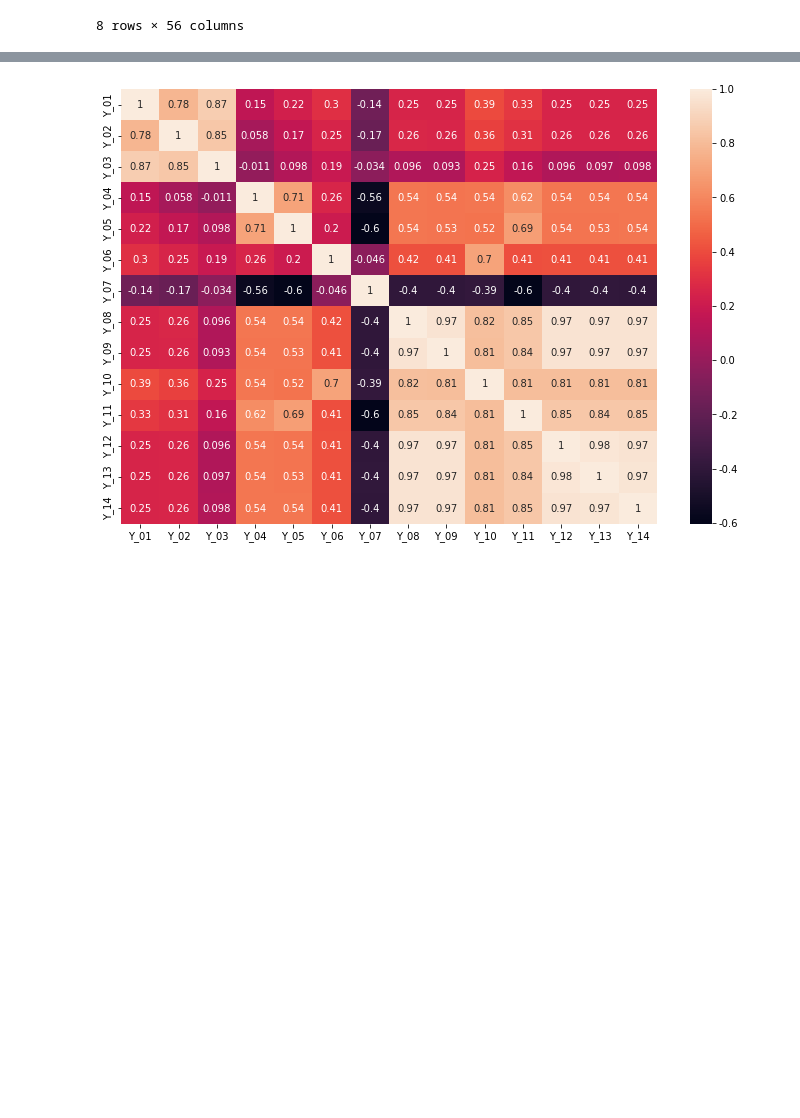
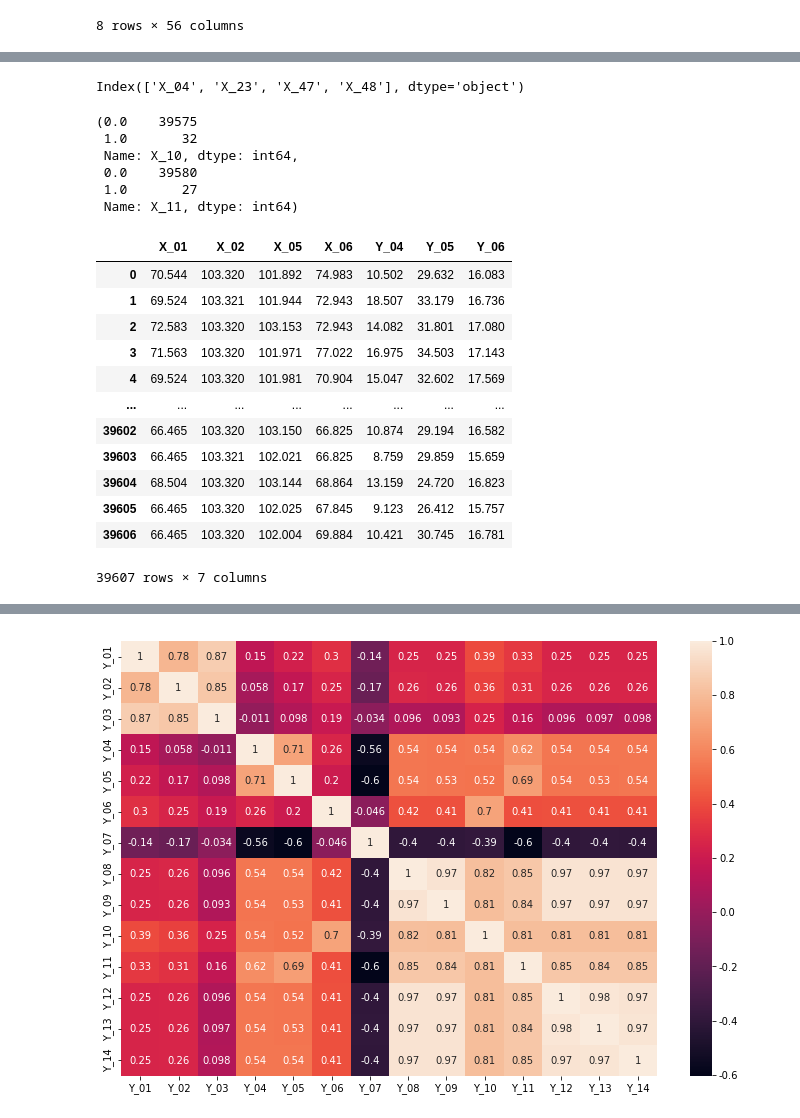
Before and after one commit to Hyunseo-BA/Dacon, a Jupyter notebook: Check_data.ipynb, the cells around one changed output, grey strips where cells are left out. Drawn from its saved outputs; the diff is of its cells as text; code cells hidden in the pictures; blank space fills up the shorter version.

```diff
--- a/Check_data.ipynb
+++ b/Check_data.ipynb
@@ -86,0 +86,8 @@ train_y.describe()
+# %%
+# 무의미 변수 제거(표준편차 0, 데이터 변동 없음)
+# X_04, 23, 47, 48
+X_tr_std = pd.Series(np.std(train_x))
+Del_idx1 = X_tr_std[X_tr_std==0].index
+Del_idx1
+# %% [output]
+Index(['X_04', 'X_23', 'X_47', 'X_48'], dtype='object')
@@ -86,0 +101,9 @@ train_y.describe()
+# %%
+train_x['X_10'].value_counts(), train_x['X_11'].value_counts()
+# %% [output]
+(0.0    39575
+ 1.0       32
+ Name: X_10, dtype: int64,
+ 0.0    39580
+ 1.0       27
+ Name: X_11, dtype: int64)
@@ -86,0 +118,17 @@ train_y.describe()
+# %%
+g1_y456=pd.concat([X_tr_g1, y_tr_456], axis=1)
+g1_y456
+# %% [output]
+|  | X_01 | X_02 | X_05 | X_06 | Y_04 | Y_05 | Y_06 |
+| 0 | 70.544 | 103.320 | 101.892 | 74.983 | 10.502 | 29.632 | 16.083 |
+| 1 | 69.524 | 103.321 | 101.944 | 72.943 | 18.507 | 33.179 | 16.736 |
+| 2 | 72.583 | 103.320 | 103.153 | 72.943 | 14.082 | 31.801 | 17.080 |
+| 3 | 71.563 | 103.320 | 101.971 | 77.022 | 16.975 | 34.503 | 17.143 |
+| 4 | 69.524 | 103.320 | 101.981 | 70.904 | 15.047 | 32.602 | 17.569 |
+| ... | ... | ... | ... | ... | ... | ... | ... |
+| 39602 | 66.465 | 103.320 | 103.150 | 66.825 | 10.874 | 29.194 | 16.582 |
+| 39603 | 66.465 | 103.321 | 102.021 | 66.825 | 8.759 | 29.859 | 15.659 |
+| 39604 | 68.504 | 103.320 | 103.144 | 68.864 | 13.159 | 24.720 | 16.823 |
+| 39605 | 66.465 | 103.320 | 102.025 | 67.845 | 9.123 | 26.412 | 15.757 |
+| 39606 | 66.465 | 103.320 | 102.004 | 69.884 | 10.421 | 30.745 | 16.781 |
+39607 rows × 7 columns
```
Also changed, not shown: parts of 15 cells of this notebook, 2 other files.
